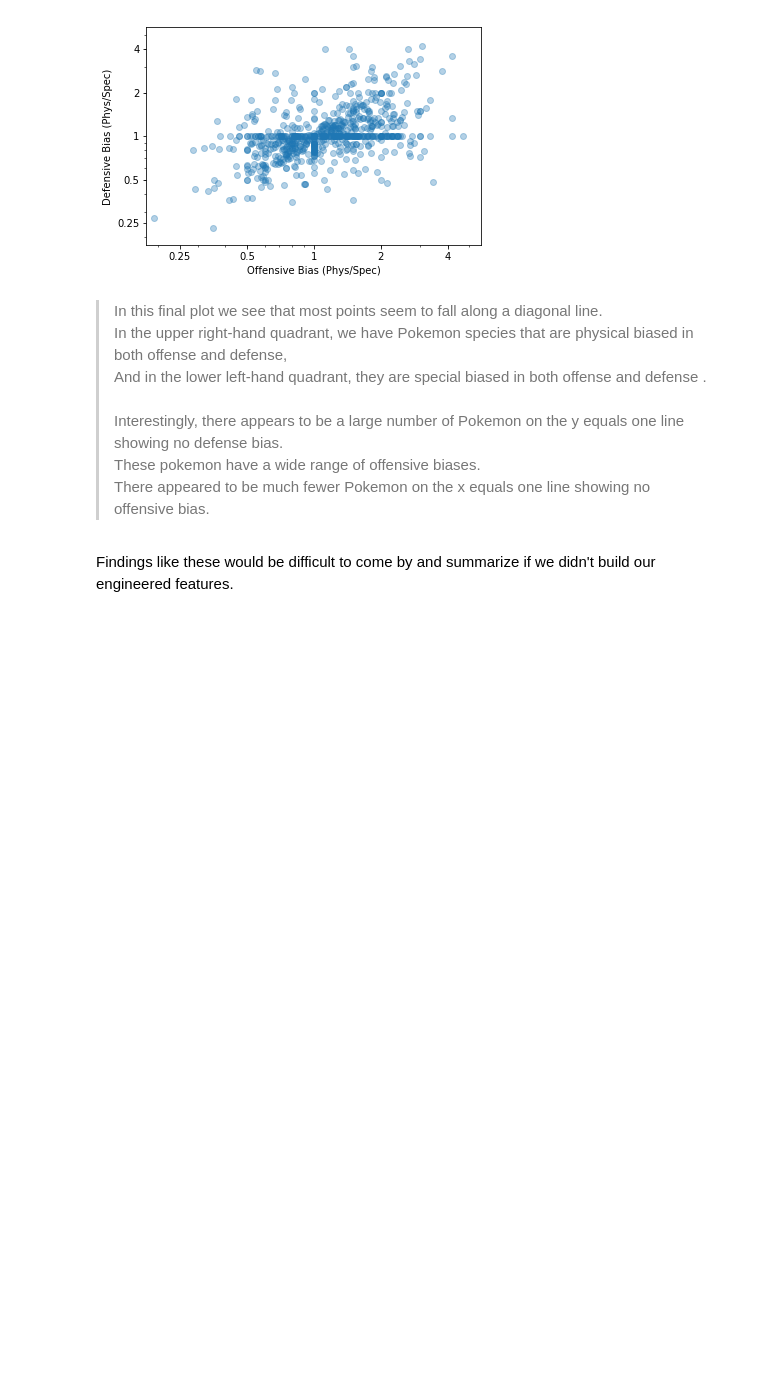
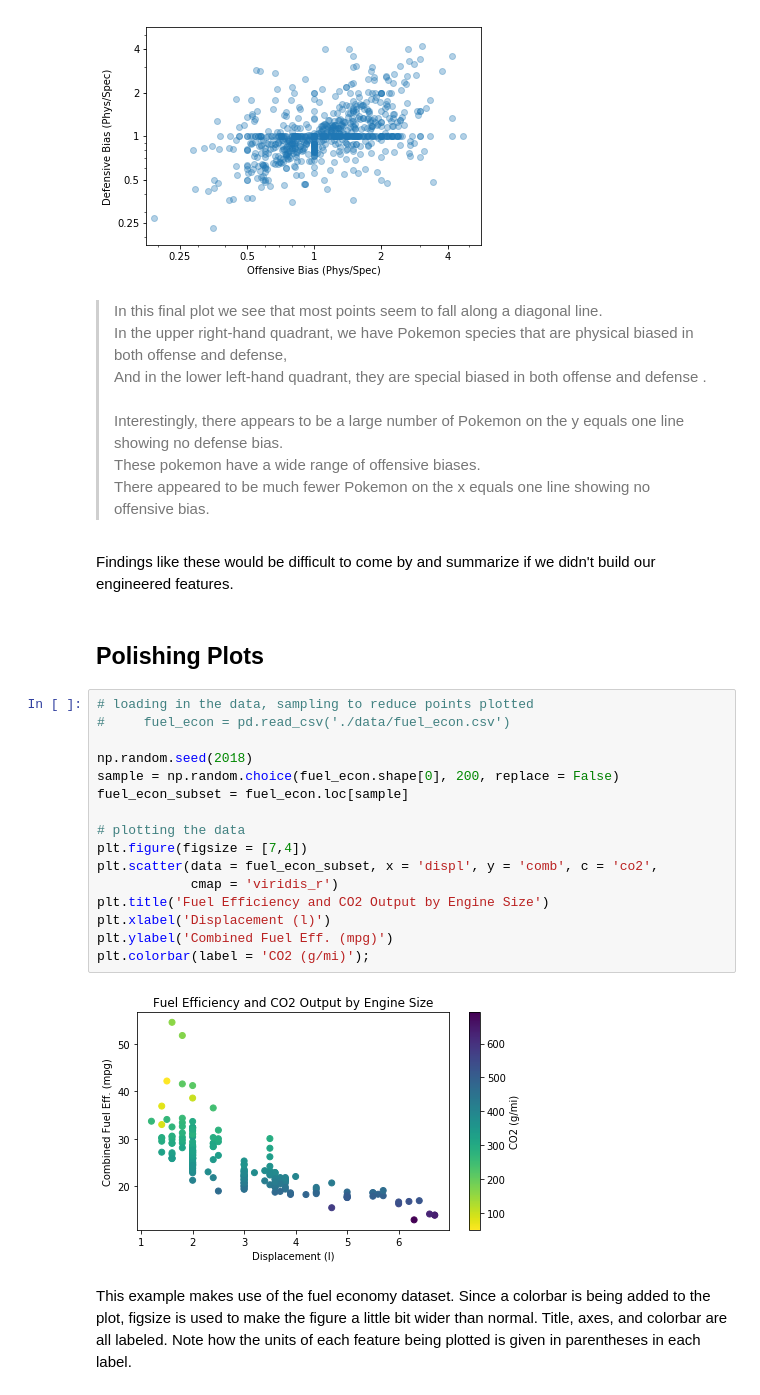
Before and after one commit to iRaied/Project_5_3_Pokemon, a Jupyter notebook: Multivariate_Vis_Size_and_Shape.ipynb, the cells around one changed output. Saved outputs shown, nothing was run; the diff lists cells and outputs as text; blank space fills up the shorter version.

Commit message:
Plishing Plots Example

```diff
--- a/Multivariate_Vis_Size_and_Shape.ipynb
+++ b/Multivariate_Vis_Size_and_Shape.ipynb
@@ -545,3 +545,25 @@ plt.ylim(2 ** -2.5, 2 ** 2.5);
 > There appeared to be much fewer Pokemon on the x equals one line showing no offensive bias.
 # %% [markdown]
 Findings like these would be difficult to come by and summarize if we didn't build our engineered features.
+# %% [markdown]
+## Polishing Plots
+# %%
+# loading in the data, sampling to reduce points plotted
+#     fuel_econ = pd.read_csv('./data/fuel_econ.csv')
+
+np.random.seed(2018)
+sample = np.random.choice(fuel_econ.shape[0], 200, replace = False)
+fuel_econ_subset = fuel_econ.loc[sample]
+
+# plotting the data
+plt.figure(figsize = [7,4])
+plt.scatter(data = fuel_econ_subset, x = 'displ', y = 'comb', c = 'co2',
+            cmap = 'viridis_r')
+plt.title('Fuel Efficiency and CO2 Output by Engine Size')
+plt.xlabel('Displacement (l)')
+plt.ylabel('Combined Fuel Eff. (mpg)')
+plt.colorbar(label = 'CO2 (g/mi)');
+# %% [output]
+[figure, added]
+# %% [markdown]
+This example makes use of the fuel economy dataset. Since a colorbar is being added to the plot, figsize is used to make the figure a little bit wider than normal. Title, axes, and colorbar are all labeled. Note how the units of each feature being plotted is given in parentheses in each label.
```
